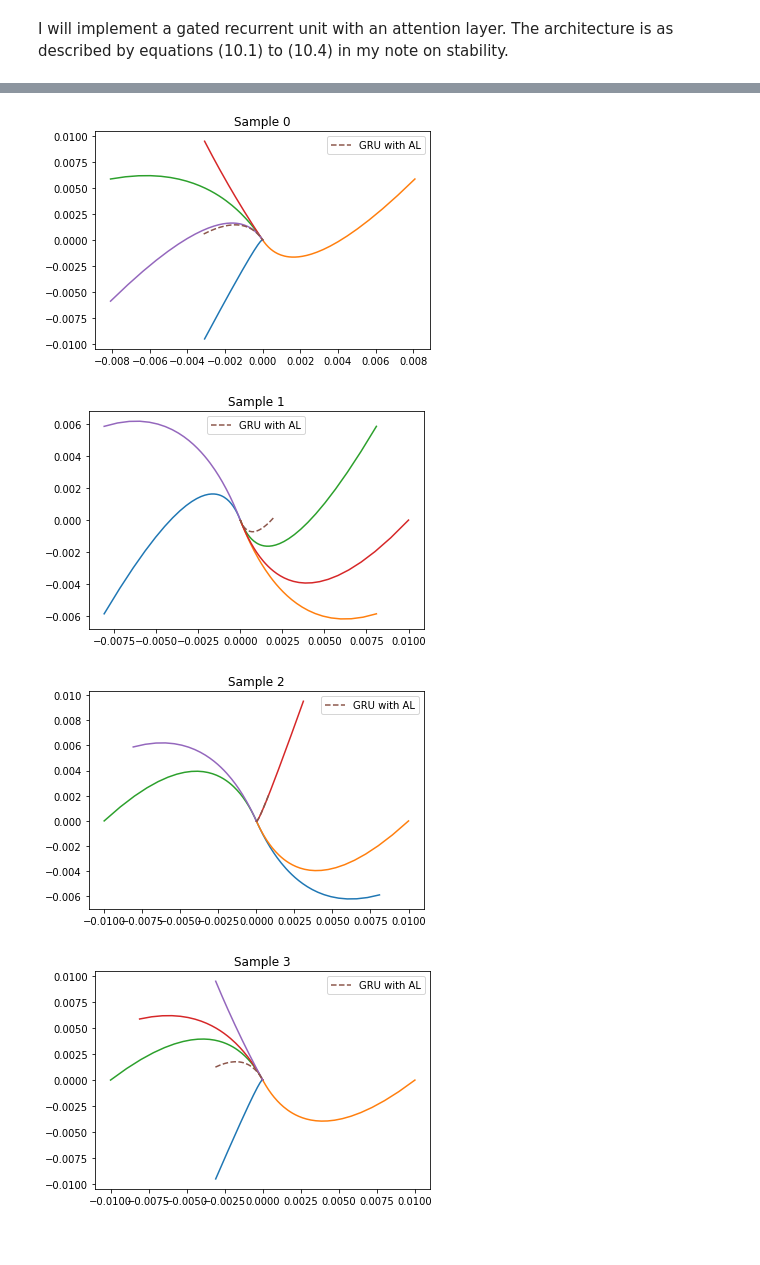
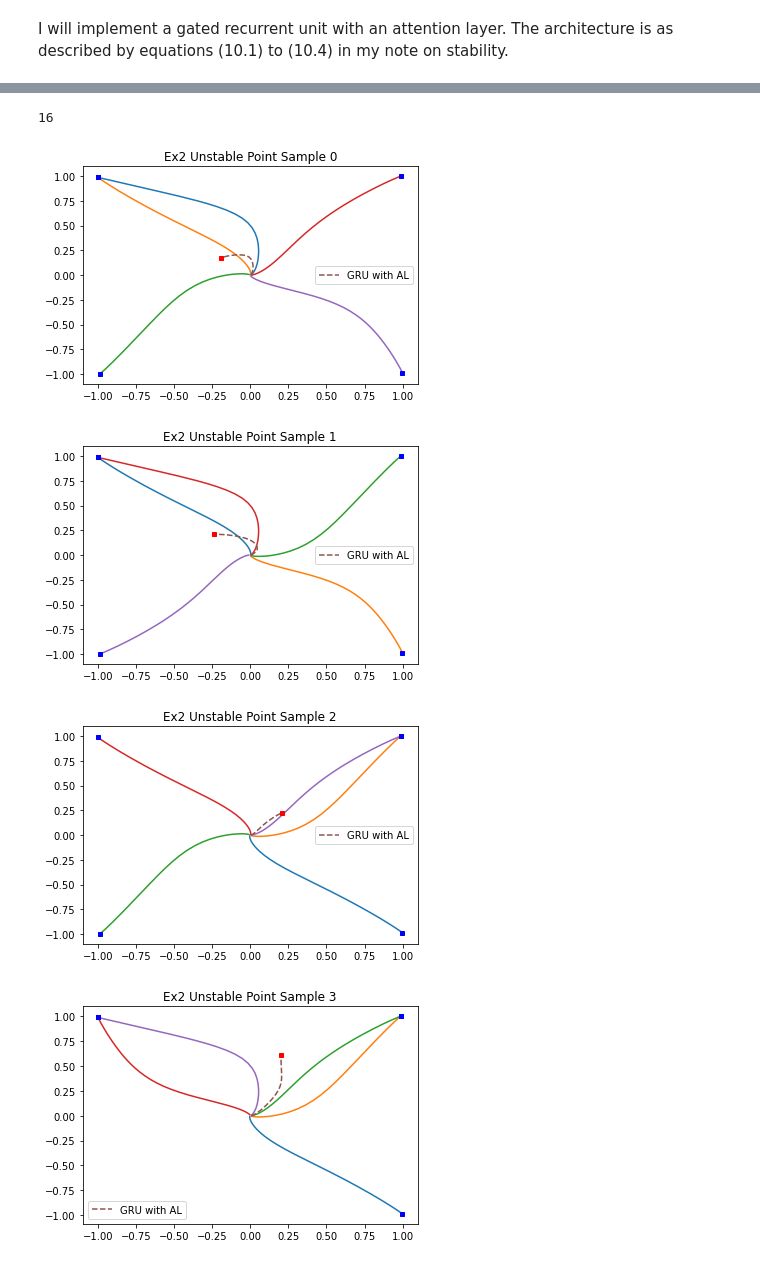
Before and after one commit to amey-joshi/am, a Jupyter notebook: p5/GRU-AL.ipynb, the cells around one changed output, grey strips where cells are left out. Saved outputs shown, nothing was run; the diff lists cells and outputs as text; code cells hidden in the pictures.

```diff
--- a/p5/GRU-AL.ipynb
+++ b/p5/GRU-AL.ipynb
@@ -101,9 +96,27 @@ def plot_alu_soln(x_inits, times, U, sample, title = 'Effect of AL'):
     plt.plot(xs3[:,0], xs3[:,1], '-')
     plt.plot(xs4[:,0], xs4[:,1], '-')
 
+    plt.plot([xs0[-1,0]], [xs0[-1,1]], 's', markersize = 4, color='blue')
+    plt.plot([xs1[-1,0]], [xs1[-1,1]], 's', markersize = 4, color='blue')
+    plt.plot([xs2[-1,0]], [xs2[-1,1]], 's', markersize = 4, color='blue')
+    plt.plot([xs3[-1,0]], [xs3[-1,1]], 's', markersize = 4, color='blue')
+    plt.plot([xs4[-1,0]], [xs4[-1,1]], 's', markersize = 4, color='blue')
+
     plt.plot(ys[:,0], ys[:,1], '--', label='GRU with AL')
+    plt.plot([ys[-1,0]], [ys[-1,1]], 's', markersize = 4, color='red')
     plt.legend()
     plt.title(title)
-    filename = f'{title}.png'
+    filename = f"{title.replace(' ', '_')}.png"
     plt.savefig(filename)
     plt.show()
+# %%
+#U = np.array([[0.1, -0.1],[-1, 0]])
+U = np.array([[3, 0],[0, 3]])
+times = np.linspace(0, 500, 2000)
+x_inits = list_mul_2d([[0.5, 0.5], [0.25, 0.5], [0, 0.5], [-0.25, 0.5], [-0.5, 0.5], \
+              [-0.5, 0.25], [-0.5, 0], [-0.5, -0.25], [-0.5, -0.5], \
+              [-0.25, -0.5], [0, -0.5], [0.25, -0.5], [0.5, -0.5], \
+              [0.5, -0.25], [0.5, 0], [0.5, 0.25]], 0.1)
+for i in range(12):
+    sample = random.sample(range(len(x_inits)), 5)
+    plot_alu_soln(x_inits, times, U, sample, title=f'Ex1 Unstable Point Sample {i}')
@@ -109,0 +136,4 @@ def plot_alu_soln(x_inits, times, U, sample, title = 'Effect of AL'):
+# %%
+len(x_inits)
+# %% [output]
+16
@@ -110,11 +145,11 @@ def plot_alu_soln(x_inits, times, U, sample, title = 'Effect of AL'):
 # %%
-U = np.array([[0.1, -0.1],[-1, 0]])
+U = np.array([[2.9665, -0.4471],[0.4471, 2.9665]])
 times = np.linspace(0, 500, 2000)
-for i in range(10):
+for i in range(12):
     sample = random.sample(range(len(x_inits)), 5)
-    plot_alu_soln(x_inits, times, U, sample, title=f'Sample {i}')
+    plot_alu_soln(x_inits, times, U, sample, title=f'Ex2 Unstable Point Sample {i}')
 # %% [output]
-[figure, old version]
+[figure, new version]
-[figure, old version]
+[figure, new version]
-[figure, old version]
+[figure, new version]
-[figure, old version]
+[figure, new version]
```
Also changed, not shown: parts of 4 cells of this notebook, 4 other files.
